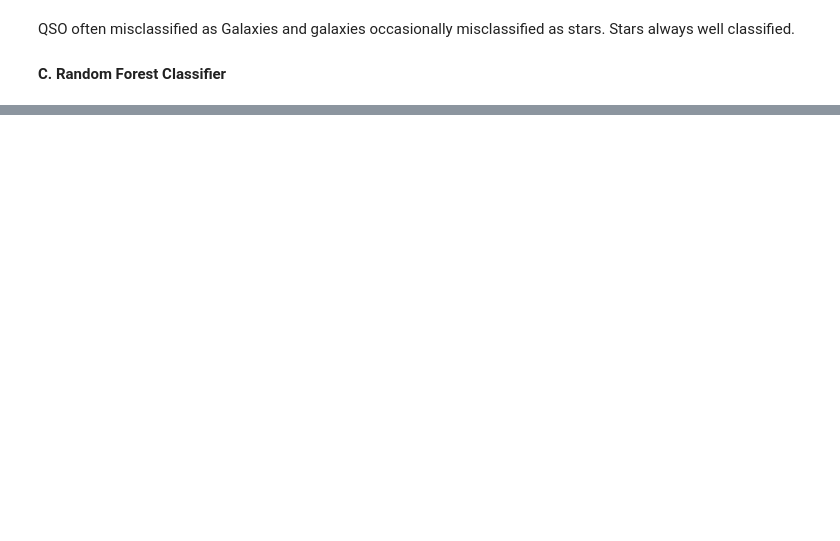
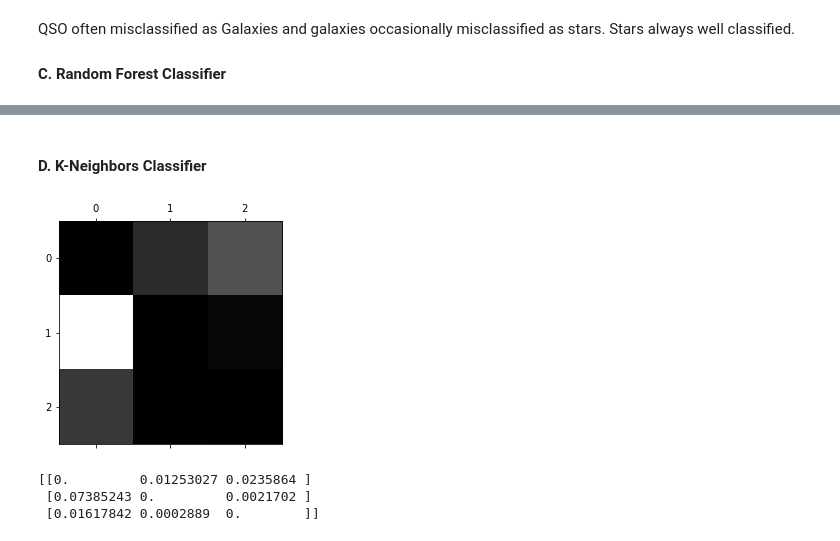
Before and after one commit to ElliottDenis/IRIDIA-ML-internship, a Jupyter notebook: (SDSS - 3) Multiclass classification.ipynb, the cells around one changed output, grey strips where cells are left out. Cells and saved outputs as stored; diff of their text form; code cells hidden in the pictures; blank space fills up the shorter version.

```diff
--- a/(SDSS - 3) Multiclass classification.ipynb
+++ b/(SDSS - 3) Multiclass classification.ipynb
@@ -150,0 +192,3 @@ Maybe create a function that would automatically display confusion matrix so i c
+# %%
+knn_clf = KNeighborsClassifier()
+# forest_clf.fit(x_train, y_train)
@@ -206,0 +262,9 @@ QSO often misclassified as Galaxies and galaxies occasionally misclassified as s
+# %% [markdown]
+#### D. K-Neighbors Classifier
+# %%
+show_confusion_matrix(knn_clf)
+# %% [output]
+[figure, added]
+[[0.         0.01253027 0.0235864 ]
+ [0.07385243 0.         0.0021702 ]
+ [0.01617842 0.0002889  0.        ]]
```
Also changed, not shown: parts of 60 cells of this notebook, 1 other file.
